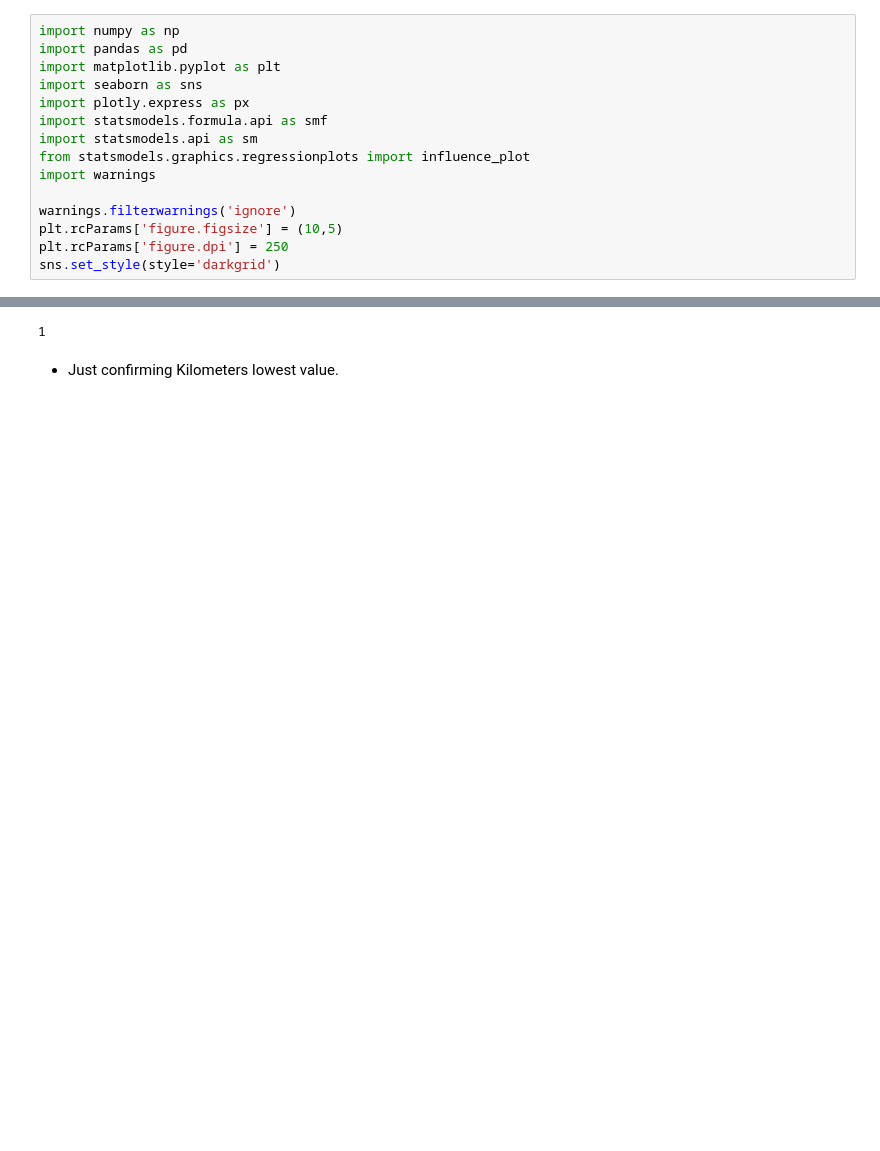
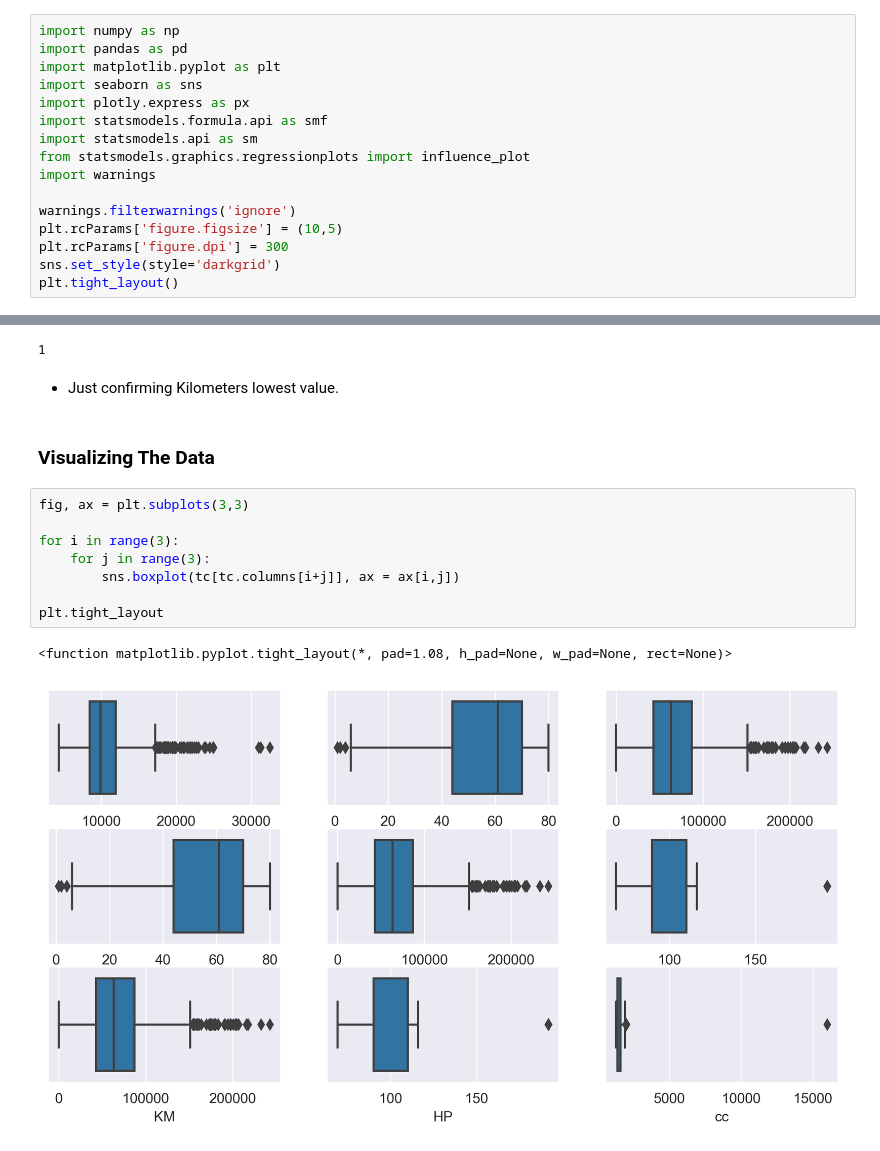
Before and after one commit to kunal-mallick/Data-Science-Assignments, a Jupyter notebook: Assignment_05_Multi Linear Regression/Code/Q2_ToyotaCorolla.ipynb, the cells around one changed output, grey strips where cells are left out. Drawn from its saved outputs; the diff is of its cells as text; blank space fills up the shorter version.

Commit message:
Completed Visualization on Q2_ToyotaCorolla

```diff
--- a/Assignment_05_Multi Linear Regression/Code/Q2_ToyotaCorolla.ipynb
+++ b/Assignment_05_Multi Linear Regression/Code/Q2_ToyotaCorolla.ipynb
@@ -27,5 +27,6 @@ import warnings
 
 warnings.filterwarnings('ignore')
 plt.rcParams['figure.figsize'] = (10,5)
-plt.rcParams['figure.dpi'] = 250
+plt.rcParams['figure.dpi'] = 300
 sns.set_style(style='darkgrid')
+plt.tight_layout()
@@ -129,3 +139,16 @@ np.sort(tc['KM'].unique())[0]
 1
 # %% [markdown]
 - Just confirming Kilometers lowest value.
+# %% [markdown]
+### Visualizing The Data
+# %%
+fig, ax = plt.subplots(3,3)
+
+for i in range(3):
+    for j in range(3):
+        sns.boxplot(tc[tc.columns[i+j]], ax = ax[i,j])
+
+plt.tight_layout
+# %% [output]
+<function matplotlib.pyplot.tight_layout(*, pad=1.08, h_pad=None, w_pad=None, rect=None)>
+[figure, added]
```
Also changed, not shown: parts of 4 cells of this notebook.
